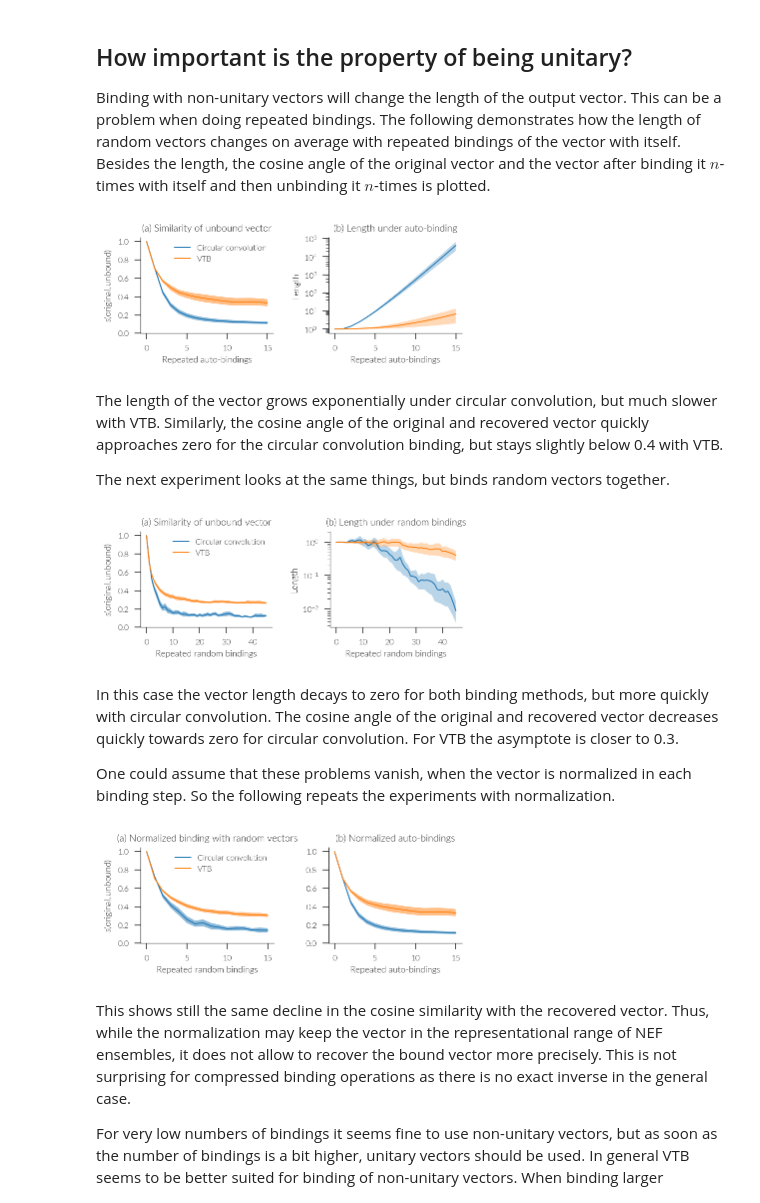
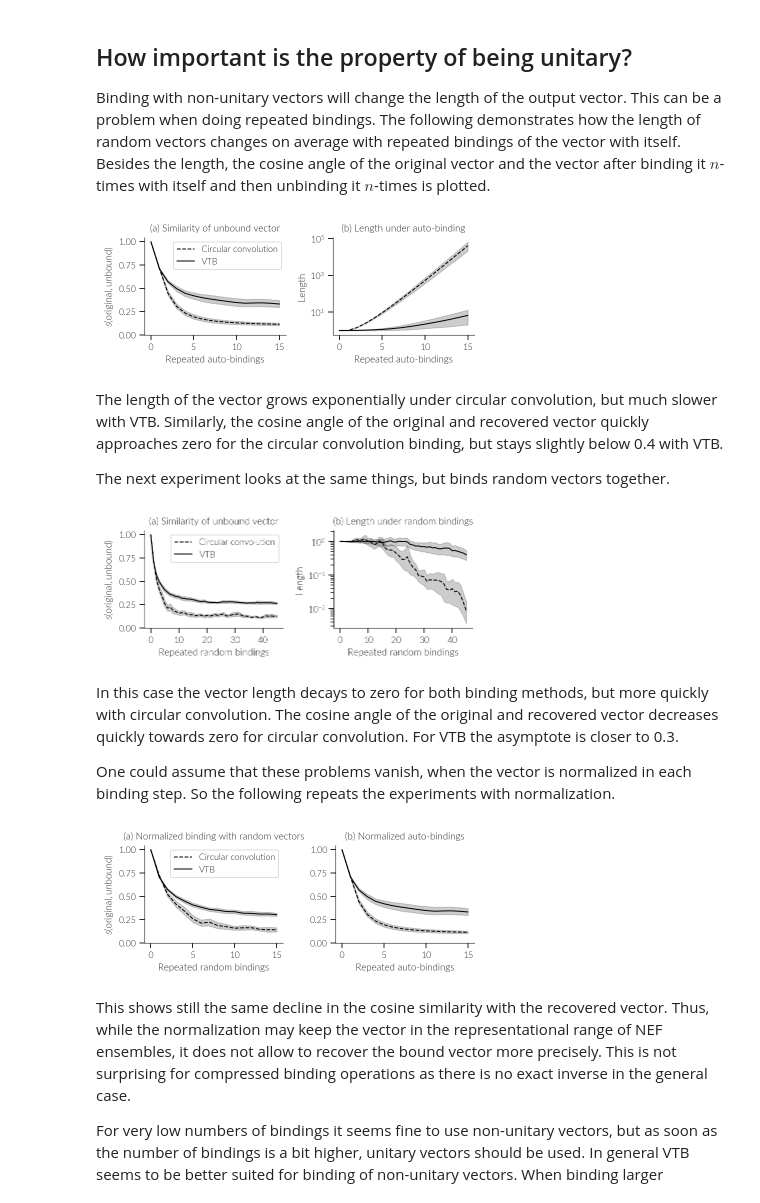
Before and after one commit to ctn-archive/vtb, a Jupyter notebook: Comparison of binding operations (VTB paper).ipynb, the cells around one changed output. Cells and saved outputs as stored; diff of their text form; code cells hidden in the pictures.

```diff
--- a/Comparison of binding operations (VTB paper).ipynb
+++ b/Comparison of binding operations (VTB paper).ipynb
@@ -323,29 +323,34 @@ df = df[df['d'] == 256].groupby(('binding', '#bindings'), sort=False).agg(
 # %%
 fig = plt.figure(figsize=(textwidth, row_height))
 
 ax1 = fig.add_subplot(1, 2, 1)
 ax2 = fig.add_subplot(1, 2, 2)
 
+linestyles = {
+    CircularConvolution: '--',
+    VTB: '-'
+}
+
 for n, g in df.groupby('binding'):
     x = g.index.get_level_values('#bindings')
-    ax1.plot(x, g['recall_cosines', 'mean'], label=n)
-    ax1.fill_between(x, g['recall_cosines', 'ci_l'], g['recall_cosines', 'ci_u'], alpha=0.5)
-    ax2.plot(x, g['lengths', 'mean'], label=n)
-    ax2.fill_between(x, g['lengths', 'ci_l'], g['lengths', 'ci_u'], alpha=0.3)
+    ax1.plot(x, g['recall_cosines', 'mean'], label=n, color='black', ls=linestyles[n.__class__])
+    ax1.fill_between(x, g['recall_cosines', 'ci_l'], g['recall_cosines', 'ci_u'], color='black', alpha=0.2)
+    ax2.plot(x, g['lengths', 'mean'], label=n, color='black', ls=linestyles[n.__class__])
+    ax2.fill_between(x, g['lengths', 'ci_l'], g['lengths', 'ci_u'], color='black', alpha=0.2)
 
 ax1.set_ylim(bottom=0.)
 ax1.set_title("(a) Similarity of unbound vector")
 ax1.set_xlabel("Repeated auto-bindings")
 ax1.set_ylabel(r"$s(\mathrm{original}, \mathrm{unbound})$")
 ax1.legend()
 
 ax2.semilogy()
 ax2.set_title("(b) Length under auto-binding")
 ax2.set_xlabel("Repeated auto-bindings")
 ax2.set_ylabel("Length")
 
 sns.despine(fig)
 fig.tight_layout()
 # %% [output]
-[figure, old version]
+[figure, new version]
 # %%
@@ -386,12 +391,17 @@ fig = plt.figure(figsize=(textwidth, row_height))
 ax1 = fig.add_subplot(1, 2, 1)
 ax2 = fig.add_subplot(1, 2, 2)
 
+linestyles = {
+    CircularConvolution: '--',
+    VTB: '-'
+}
+
 for n, g in df.groupby('binding'):
     x = g.index.get_level_values('#bindings')
-    ax1.plot(x, g['recall_cosines', 'mean'], label=n)
-    ax1.fill_between(x, g['recall_cosines', 'ci_l'], g['recall_cosines', 'ci_u'], alpha=0.5)
-    ax2.plot(x, g['lengths', 'mean'], label=n)
-    ax2.fill_between(x, g['lengths', 'ci_l'], g['lengths', 'ci_u'], alpha=0.3)
+    ax1.plot(x, g['recall_cosines', 'mean'], label=n, color='black', ls=linestyles[n.__class__])
+    ax1.fill_between(x, g['recall_cosines', 'ci_l'], g['recall_cosines', 'ci_u'], color='black', alpha=0.2)
+    ax2.plot(x, g['lengths', 'mean'], label=n, color='black', ls=linestyles[n.__class__])
+    ax2.fill_between(x, g['lengths', 'ci_l'], g['lengths', 'ci_u'], color='black', alpha=0.2)
 
 ax1.set_ylim(bottom=0.)
 ax1.set_title("(a) Similarity of unbound vector")
@@ -407,5 +417,5 @@ ax2.set_ylabel("Length")
 sns.despine(fig)
 fig.tight_layout()
 # %% [output]
-[figure, old version]
+[figure, new version]
 # %%
@@ -469,10 +479,15 @@ fig = plt.figure(figsize=(textwidth, row_height))
 
 ax1 = fig.add_subplot(1, 2, 1)
 
+linestyles = {
+    CircularConvolution: '--',
+    VTB: '-'
+}
+
 for n, g in df_b.groupby('binding'):
     x = g.index.get_level_values('#bindings')
-    ax1.plot(x, g['recall_cosines', 'mean'], label=n)
-    ax1.fill_between(x, g['recall_cosines', 'ci_l'], g['recall_cosines', 'ci_u'], alpha=0.5)
+    ax1.plot(x, g['recall_cosines', 'mean'], label=n, color='black', ls=linestyles[n.__class__])
+    ax1.fill_between(x, g['recall_cosines', 'ci_l'], g['recall_cosines', 'ci_u'], color='black', alpha=0.2)
 
 ax1.set_ylim(bottom=0.)
 ax1.set_title("(a) Normalized binding with random vectors")
@@ -484,8 +499,8 @@ ax2 = fig.add_subplot(1, 2, 2, sharey=ax1)
 
 for n, g in df_a.groupby('binding'):
     x = g.index.get_level_values('#bindings')
-    ax2.plot(x, g['recall_cosines', 'mean'], label=n)
-    ax2.fill_between(x, g['recall_cosines', 'ci_l'], g['recall_cosines', 'ci_u'], alpha=0.5)
+    ax2.plot(x, g['recall_cosines', 'mean'], label=n, color='black', ls=linestyles[n.__class__])
+    ax2.fill_between(x, g['recall_cosines', 'ci_l'], g['recall_cosines', 'ci_u'], color='black', alpha=0.2)
 
 ax2.set_ylim(bottom=0.)
 ax2.set_title("(b) Normalized auto-bindings")
@@ -494,5 +509,5 @@ ax2.set_xlabel("Repeated auto-bindings")
 sns.despine(fig)
 fig.tight_layout()
 # %% [output]
-[figure, old version]
+[figure, new version]
 # %%
```
Also changed, not shown: parts of 5 cells of this notebook, 1 other file.
